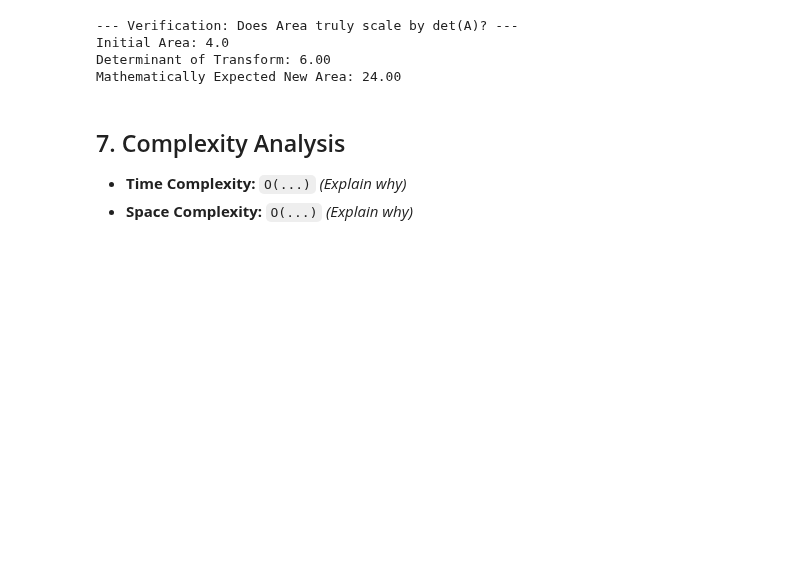
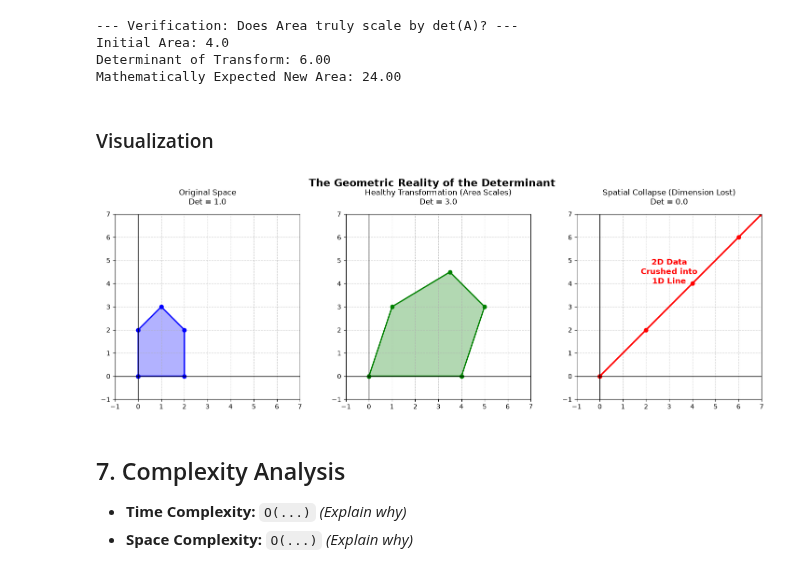
Before and after one commit to suwasghale/math-for-ai-100-days, a Jupyter notebook: Day_016_The_Determinant_(Measuring_scaling_factors_and_spatial_collapse)/day_016.ipynb, the cells around one changed output. Drawn from its saved outputs; the diff is of its cells as text; code cells hidden in the pictures; blank space fills up the shorter version.

Commit message:
code(determinant): add visualisation code

```diff
--- a/Day_016_The_Determinant_(Measuring_scaling_factors_and_spatial_collapse)/day_016.ipynb
+++ b/Day_016_The_Determinant_(Measuring_scaling_factors_and_spatial_collapse)/day_016.ipynb
@@ -103,6 +103,71 @@ print(f"Mathematically Expected New Area: {expected_new_area:.2f}")
 Initial Area: 4.0
 Determinant of Transform: 6.00
 Mathematically Expected New Area: 24.00
+# %% [markdown]
+### Visualization
+# %%
+import matplotlib.pyplot as plt
+
+# ==========================================
+# Data Setup
+# ==========================================
+
+# Create a house shape to clearly see area and orientation
+# Columns: [x], [y] coordinates
+house = np.array([[0, 2, 2, 1, 0, 0],
+                  [0, 0, 2, 3, 2, 0]])
+
+# Matrix 1: A healthy transformation (Shear + Scale)
+# det = (2*1.5) - (0.5*0) = 3. Area should triple.
+Healthy_Matrix = np.array([[2, 0.5],
+                           [0, 1.5]])
+
+# Matrix 2: The Black Hole (Singular matrix)
+# det = (1*2) - (2*1) = 0. Space collapses.
+Singular_Matrix = np.array([[1, 2],
+                            [1, 2]])
+
+transformed_healthy = Healthy_Matrix @ house
+transformed_collapsed = Singular_Matrix @ house
+
+# ==========================================
+# Plotting
+# ==========================================
+
+fig, axs = plt.subplots(1, 3, figsize=(15, 5))
+fig.suptitle("The Geometric Reality of the Determinant", fontsize=16, weight='bold')
+
+def plot_shape(ax, data, title, color, det_val):
+    ax.plot(data[0, :], data[1, :], color=color, linewidth=2, marker='o')
+    ax.fill(data[0, :], data[1, :], color=color, alpha=0.3)
+    ax.set_title(f"{title}\nDet = {det_val:.1f}", pad=15)
+
+    ax.set_xlim(-1, 7)
+    ax.set_ylim(-1, 7)
+    ax.axhline(0, color='black', linewidth=1)
+    ax.axvline(0, color='black', linewidth=1)
+    ax.grid(True, linestyle='--', alpha=0.6)
+    ax.set_aspect('equal')
+
+# 1. Original
+plot_shape(axs[0], house, "Original Space", 'blue', 1.0)
+
+# 2. Healthy Transformation (Area stretches)
+det_H = np.linalg.det(Healthy_Matrix)
+plot_shape(axs[1], transformed_healthy, "Healthy Transformation (Area Scales)", 'green', det_H)
+
+# 3. Spatial Collapse (Area becomes 0)
+det_S = np.linalg.det(Singular_Matrix)
+plot_shape(axs[2], transformed_collapsed, "Spatial Collapse (Dimension Lost)", 'red', det_S)
+
+# Add a warning text to the collapsed plot
+axs[2].text(3, 4, "2D Data\nCrushed into\n1D Line", color='red',
+            fontsize=12, weight='bold', ha='center')
+
+plt.tight_layout()
+plt.show()
+# %% [output]
+[figure, added]
 # %% [markdown]
 ## 7. Complexity Analysis
 - **Time Complexity:** `O(...)` *(Explain why)*
```
